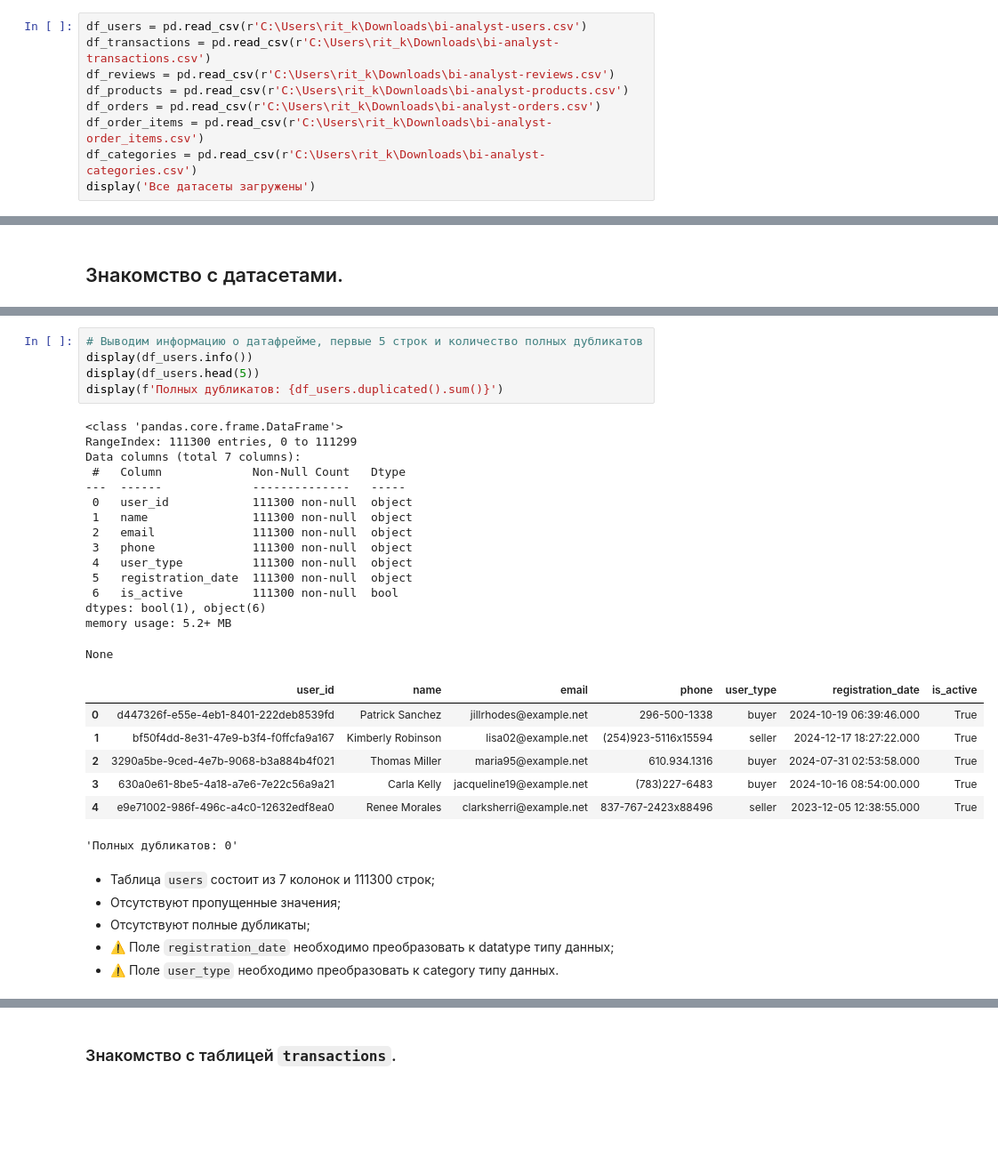
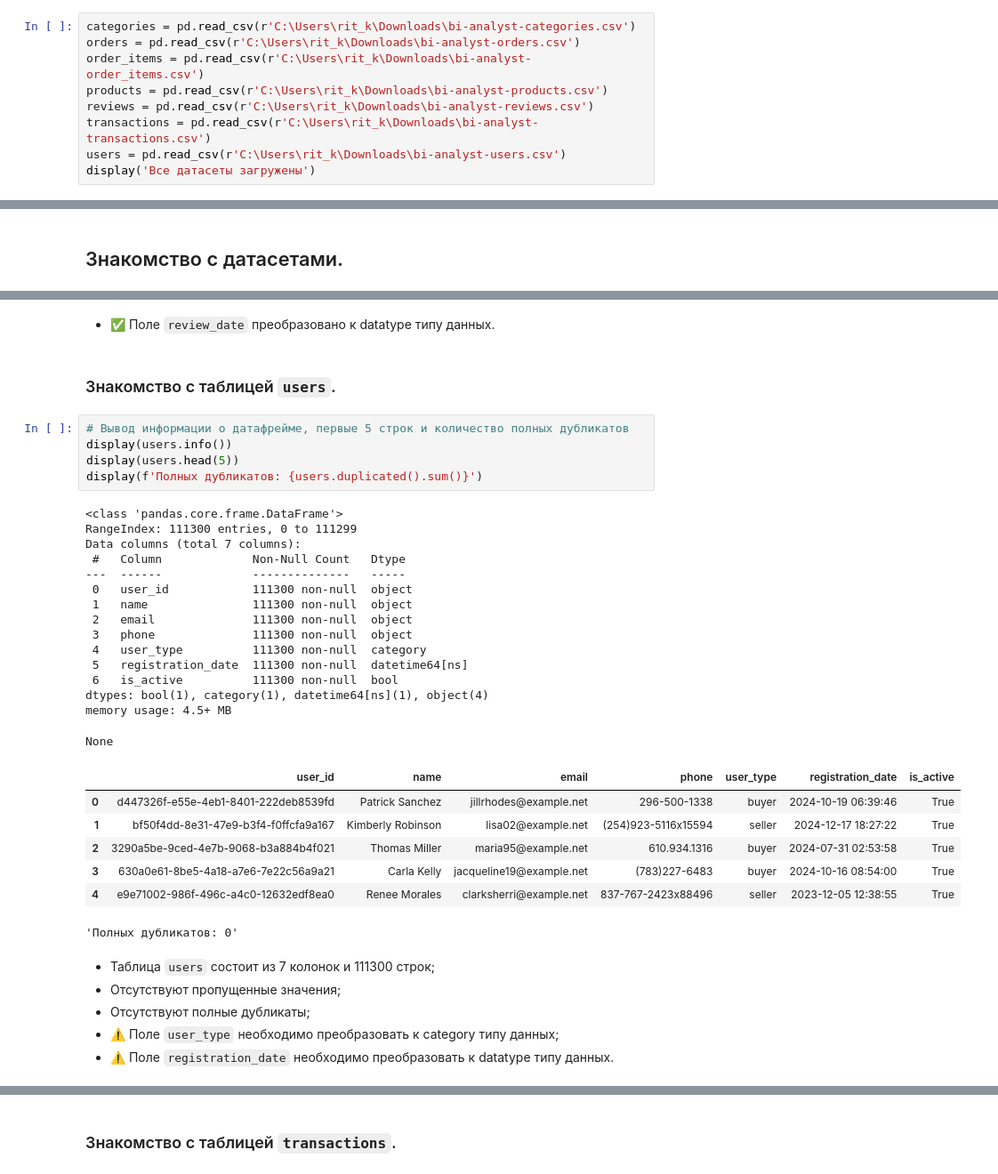
Before and after one commit to margoikonstantinova/marketplace-analytics, a Jupyter notebook: preprocessing/preprocessing.ipynb, the cells around one changed output, grey strips where cells are left out. Shown at 89% size. Drawn from its saved outputs; the diff is of its cells as text; blank space fills up the shorter version.

Commit message:
Знакомство с датафреймами

```diff
--- a/preprocessing/preprocessing.ipynb
+++ b/preprocessing/preprocessing.ipynb
@@ -12,13 +12,13 @@ display('Все библиотеки импортированы')
 # %% [markdown]
 * Загрузка датасетов.
 # %%
-df_users = pd.read_csv(r'C:\Users\rit_k\Downloads\bi-analyst-users.csv')
-df_transactions = pd.read_csv(r'C:\Users\rit_k\Downloads\bi-analyst-transactions.csv')
-df_reviews = pd.read_csv(r'C:\Users\rit_k\Downloads\bi-analyst-reviews.csv')
-df_products = pd.read_csv(r'C:\Users\rit_k\Downloads\bi-analyst-products.csv')
-df_orders = pd.read_csv(r'C:\Users\rit_k\Downloads\bi-analyst-orders.csv')
-df_order_items = pd.read_csv(r'C:\Users\rit_k\Downloads\bi-analyst-order_items.csv')
-df_categories = pd.read_csv(r'C:\Users\rit_k\Downloads\bi-analyst-categories.csv')
+categories = pd.read_csv(r'C:\Users\rit_k\Downloads\bi-analyst-categories.csv')
+orders = pd.read_csv(r'C:\Users\rit_k\Downloads\bi-analyst-orders.csv')
+order_items = pd.read_csv(r'C:\Users\rit_k\Downloads\bi-analyst-order_items.csv')
+products = pd.read_csv(r'C:\Users\rit_k\Downloads\bi-analyst-products.csv')
+reviews = pd.read_csv(r'C:\Users\rit_k\Downloads\bi-analyst-reviews.csv')
+transactions = pd.read_csv(r'C:\Users\rit_k\Downloads\bi-analyst-transactions.csv')
+users = pd.read_csv(r'C:\Users\rit_k\Downloads\bi-analyst-users.csv')
 display('Все датасеты загружены')
 # %% [output]
 'Все датасеты загружены'
@@ -29,35 +182,39 @@ display('Все датасеты загружены')
+# %% [markdown]
+* ✅ Поле `review_date` преобразовано к datatype типу данных.
+# %% [markdown]
+### Знакомство с таблицей `users`.
 # %%
-# Выводим информацию о датафрейме, первые 5 строк и количество полных дубликатов
-display(df_users.info())
-display(df_users.head(5))
-display(f'Полных дубликатов: {df_users.duplicated().sum()}')
+# Вывод информации о датафрейме, первые 5 строк и количество полных дубликатов
+display(users.info())
+display(users.head(5))
+display(f'Полных дубликатов: {users.duplicated().sum()}')
 # %% [output]
 <class 'pandas.core.frame.DataFrame'>
 RangeIndex: 111300 entries, 0 to 111299
 Data columns (total 7 columns):
  #   Column             Non-Null Count   Dtype
 ---  ------             --------------   -----
  0   user_id            111300 non-null  object
  1   name               111300 non-null  object
  2   email              111300 non-null  object
  3   phone              111300 non-null  object
- 4   user_type          111300 non-null  object
- 5   registration_date  111300 non-null  object
+ 4   user_type          111300 non-null  category
+ 5   registration_date  111300 non-null  datetime64[ns]
  6   is_active          111300 non-null  bool
-dtypes: bool(1), object(6)
-memory usage: 5.2+ MB
+dtypes: bool(1), category(1), datetime64[ns](1), object(4)
+memory usage: 4.5+ MB
 None
 |  | user_id | name | email | phone | user_type | registration_date | is_active |
-| 0 | d447326f-e55e-4eb1-8401-222deb8539fd | Patrick Sanchez | jillrhodes@example.net | 296-500-1338 | buyer | 2024-10-19 06:39:46.000 | True |
-| 1 | bf50f4dd-8e31-47e9-b3f4-f0ffcfa9a167 | Kimberly Robinson | lisa02@example.net | (254)923-5116x15594 | seller | 2024-12-17 18:27:22.000 | True |
-| 2 | 3290a5be-9ced-4e7b-9068-b3a884b4f021 | Thomas Miller | maria95@example.net | 610.934.1316 | buyer | 2024-07-31 02:53:58.000 | True |
-| 3 | 630a0e61-8be5-4a18-a7e6-7e22c56a9a21 | Carla Kelly | jacqueline19@example.net | (783)227-6483 | buyer | 2024-10-16 08:54:00.000 | True |
-| 4 | e9e71002-986f-496c-a4c0-12632edf8ea0 | Renee Morales | clarksherri@example.net | 837-767-2423x88496 | seller | 2023-12-05 12:38:55.000 | True |
+| 0 | d447326f-e55e-4eb1-8401-222deb8539fd | Patrick Sanchez | jillrhodes@example.net | 296-500-1338 | buyer | 2024-10-19 06:39:46 | True |
+| 1 | bf50f4dd-8e31-47e9-b3f4-f0ffcfa9a167 | Kimberly Robinson | lisa02@example.net | (254)923-5116x15594 | seller | 2024-12-17 18:27:22 | True |
+| 2 | 3290a5be-9ced-4e7b-9068-b3a884b4f021 | Thomas Miller | maria95@example.net | 610.934.1316 | buyer | 2024-07-31 02:53:58 | True |
+| 3 | 630a0e61-8be5-4a18-a7e6-7e22c56a9a21 | Carla Kelly | jacqueline19@example.net | (783)227-6483 | buyer | 2024-10-16 08:54:00 | True |
+| 4 | e9e71002-986f-496c-a4c0-12632edf8ea0 | Renee Morales | clarksherri@example.net | 837-767-2423x88496 | seller | 2023-12-05 12:38:55 | True |
 'Полных дубликатов: 0'
 # %% [markdown]
 * Таблица `users` состоит из 7 колонок и 111300 строк;
 * Отсутствуют пропущенные значения;
 * Отсутствуют полные дубликаты;
-* ⚠️ Поле `registration_date` необходимо преобразовать к datatype типу данных;
-* ⚠️ Поле `user_type` необходимо преобразовать к category типу данных.
+* ⚠️ Поле `user_type` необходимо преобразовать к category типу данных;
+* ⚠️ Поле `registration_date` необходимо преобразовать к datatype типу данных.
 # %%
```
Also changed, not shown: parts of 22 cells of this notebook.
